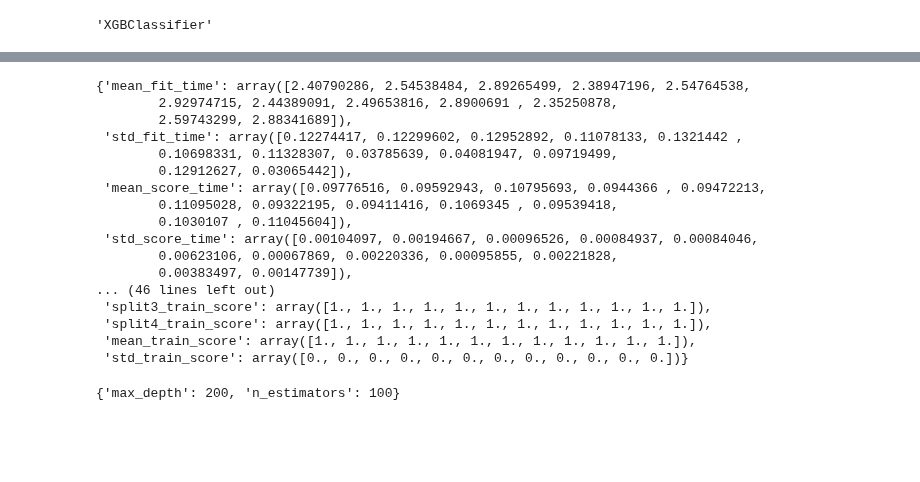
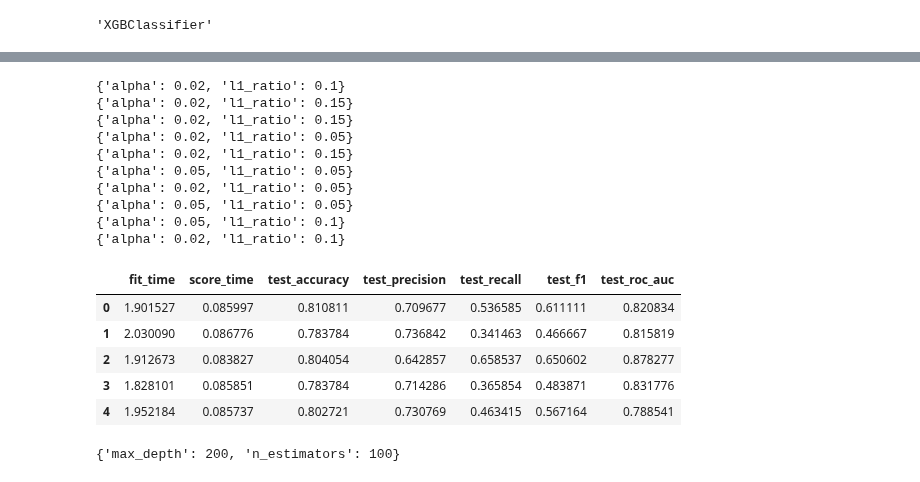
Before and after one commit to bio-info-guy/drug_sensitivity_mlpred, a Jupyter notebook: notebooks/DrugSensitivityML.ipynb, the cells around one changed output, grey strips where cells are left out. Saved outputs shown, nothing was run; the diff lists cells and outputs as text; code cells hidden in the pictures; blank space fills up the shorter version.

Commit message:
seperated writing of results and training of model

```diff
--- a/notebooks/DrugSensitivityML.ipynb
+++ b/notebooks/DrugSensitivityML.ipynb
@@ -49,7 +55,7 @@ Name: 1, Length: 22338, dtype: object
 # %%
 dataset = pd.read_csv("input/combined_DepMap_21Q3.csv")
 num_gene = 17651
-X = dataset.iloc[:, 1:num_gene+1]
+drug_X = dataset.iloc[:, 1:num_gene+1]
 drug_y_all = dataset.iloc[:, -4686:]
 drug_list = drug_y_all.columns.tolist()
 # %%
@@ -179,0 +291,21 @@ def skl_drug_model(drug, model = XGBClassifier, oversample = True, model_params=
+# %%
+model_map = {}
+for d in drug_list[0:10]:
+	model_map[d] = skl_drug_model(dataset_druggable_X, drug_y_druggable, d,
+		model = SGDClassifier,
+		oversample = True,
+		fixed_params={'loss':'modified_huber', 'penalty':'elasticnet', 'learning_rate':'optimal'},
+		search_params=GRID_SEARCH_PARAM['SGD'],
+		outdir='druggable_output'
+		)
+# %% [output]
+{'alpha': 0.02, 'l1_ratio': 0.1}
+{'alpha': 0.02, 'l1_ratio': 0.15}
+{'alpha': 0.02, 'l1_ratio': 0.15}
+{'alpha': 0.02, 'l1_ratio': 0.05}
+{'alpha': 0.02, 'l1_ratio': 0.15}
+{'alpha': 0.05, 'l1_ratio': 0.05}
+{'alpha': 0.02, 'l1_ratio': 0.05}
+{'alpha': 0.05, 'l1_ratio': 0.05}
+{'alpha': 0.05, 'l1_ratio': 0.1}
+{'alpha': 0.02, 'l1_ratio': 0.1}
@@ -180,20 +315,9 @@ def skl_drug_model(drug, model = XGBClassifier, oversample = True, model_params=
 # %%
-grid_search.cv_results_
+model_map = {}
+for d in drug_list[0:1]:
+	model_map[d] = skl_drug_model(drug_X, drug_y_all, d,
+		model = XGBClassifier,
+		oversample = True,
+		fixed_params={'loss':'modified_huber', 'penalty':'elasticnet', 'learning_rate':'optimal'},
+		search_params=GRID_SEARCH_PARAM['SGD'],
+		)
-# %% [output]
-{'mean_fit_time': array([2.40790286, 2.54538484, 2.89265499, 2.38947196, 2.54764538,
-        2.92974715, 2.44389091, 2.49653816, 2.8900691 , 2.35250878,
-        2.59743299, 2.88341689]),
- 'std_fit_time': array([0.12274417, 0.12299602, 0.12952892, 0.11078133, 0.1321442 ,
-        0.10698331, 0.11328307, 0.03785639, 0.04081947, 0.09719499,
-        0.12912627, 0.03065442]),
- 'mean_score_time': array([0.09776516, 0.09592943, 0.10795693, 0.0944366 , 0.09472213,
-        0.11095028, 0.09322195, 0.09411416, 0.1069345 , 0.09539418,
-        0.1030107 , 0.11045604]),
- 'std_score_time': array([0.00104097, 0.00194667, 0.00096526, 0.00084937, 0.00084046,
-        0.00623106, 0.00067869, 0.00220336, 0.00095855, 0.00221828,
-        0.00383497, 0.00147739]),
-... (46 lines left out)
- 'split3_train_score': array([1., 1., 1., 1., 1., 1., 1., 1., 1., 1., 1., 1.]),
- 'split4_train_score': array([1., 1., 1., 1., 1., 1., 1., 1., 1., 1., 1., 1.]),
- 'mean_train_score': array([1., 1., 1., 1., 1., 1., 1., 1., 1., 1., 1., 1.]),
- 'std_train_score': array([0., 0., 0., 0., 0., 0., 0., 0., 0., 0., 0., 0.])}
@@ -200,2 +326,11 @@ grid_search.cv_results_
+# %%
+model_map['BRD-A00077618-236-07-6::2.5::HTS']['cv_results']
+# %% [output]
+|  | fit_time | score_time | test_accuracy | test_precision | test_recall | test_f1 | test_roc_auc |
+| 0 | 1.901527 | 0.085997 | 0.810811 | 0.709677 | 0.536585 | 0.611111 | 0.820834 |
+| 1 | 2.030090 | 0.086776 | 0.783784 | 0.736842 | 0.341463 | 0.466667 | 0.815819 |
+| 2 | 1.912673 | 0.083827 | 0.804054 | 0.642857 | 0.658537 | 0.650602 | 0.878277 |
+| 3 | 1.828101 | 0.085851 | 0.783784 | 0.714286 | 0.365854 | 0.483871 | 0.831776 |
+| 4 | 1.952184 | 0.085737 | 0.802721 | 0.730769 | 0.463415 | 0.567164 | 0.788541 |
 # %%
 def xgbc(drug, oversample = True):
```
Also changed, not shown: parts of 18 cells of this notebook, 1 other file.
